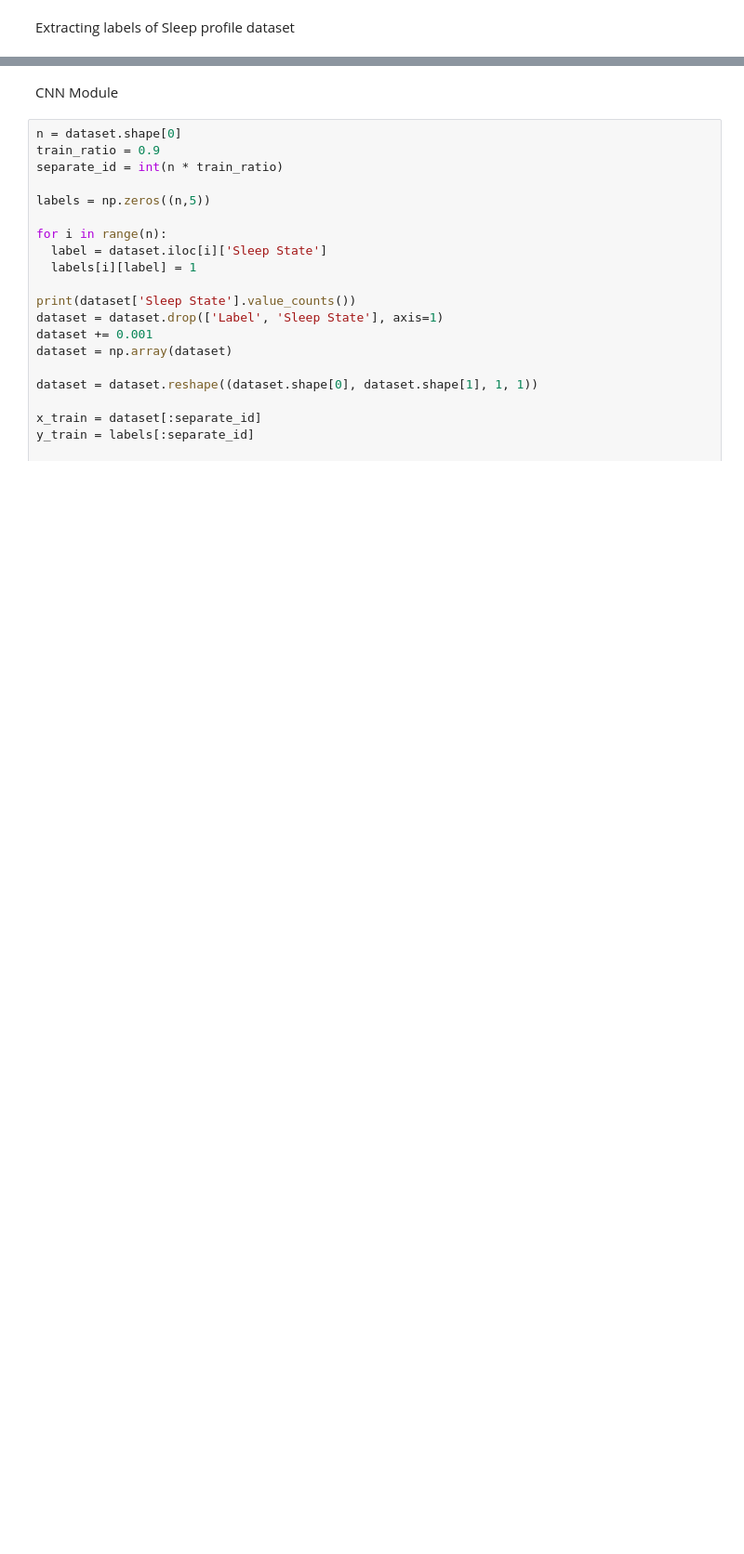
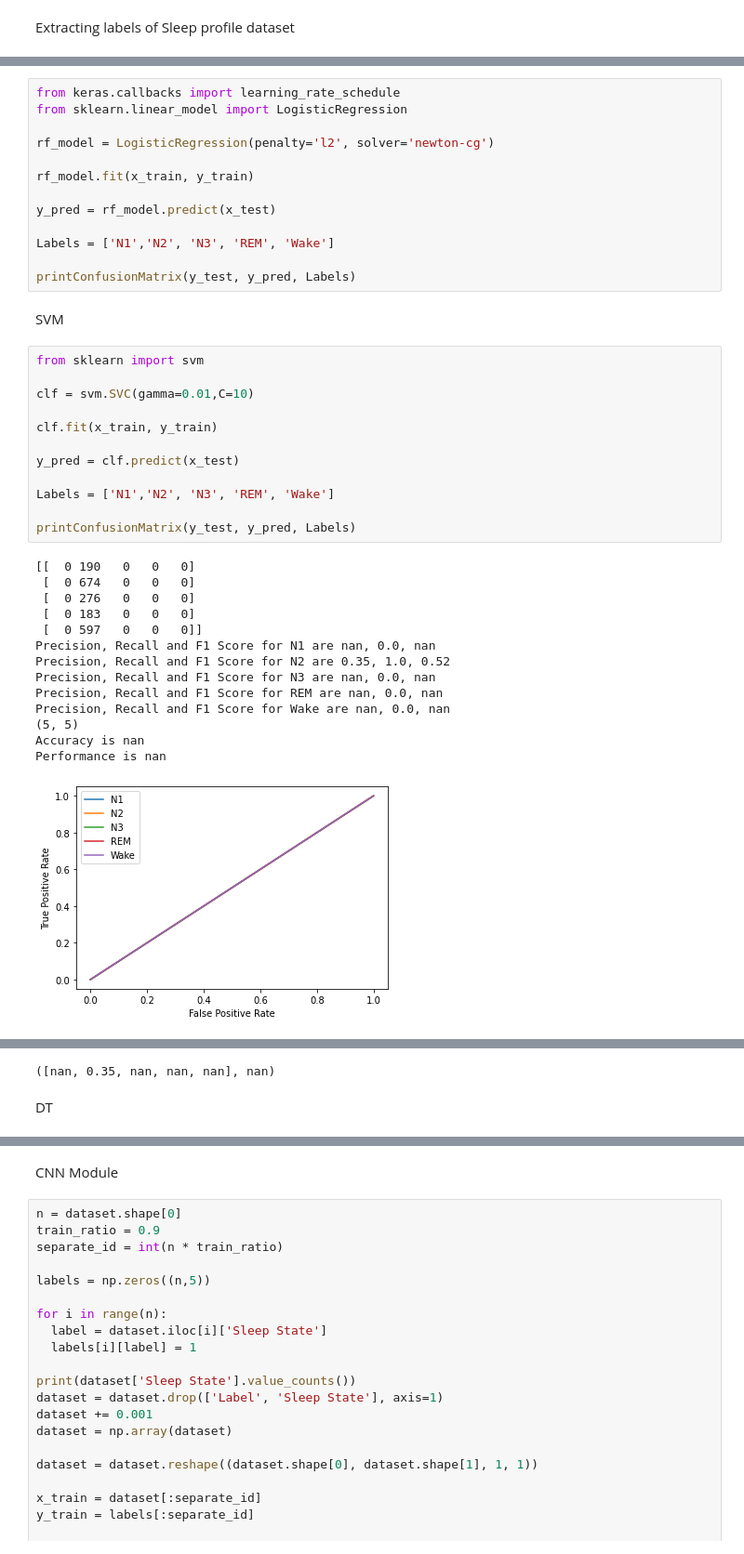
Before and after one commit to AmirKhak/Sleep-classifier, a Jupyter notebook: Pseudo-labeling/PseudoLabeling Self-supervised learning.ipynb, the cells around one changed output, grey strips where cells are left out. Shown at 93% size. Drawn from its saved outputs; the diff is of its cells as text; blank space fills up the shorter version.

```diff
--- a/Pseudo-labeling/PseudoLabeling Self-supervised learning.ipynb
+++ b/Pseudo-labeling/PseudoLabeling Self-supervised learning.ipynb
@@ -266,0 +647,42 @@ file_name = os.path.join(features_dir, "Raw")
+# %%
+from keras.callbacks import learning_rate_schedule
+from sklearn.linear_model import LogisticRegression
+
+rf_model = LogisticRegression(penalty='l2', solver='newton-cg')
+
+rf_model.fit(x_train, y_train)
+
+y_pred = rf_model.predict(x_test)
+
+Labels = ['N1','N2', 'N3', 'REM', 'Wake']
+
+printConfusionMatrix(y_test, y_pred, Labels)
+# %% [markdown]
+SVM
+# %%
+from sklearn import svm
+
+clf = svm.SVC(gamma=0.01,C=10)
+
+clf.fit(x_train, y_train)
+
+y_pred = clf.predict(x_test)
+
+Labels = ['N1','N2', 'N3', 'REM', 'Wake']
+
+printConfusionMatrix(y_test, y_pred, Labels)
+# %% [output]
+[[  0 190   0   0   0]
+ [  0 674   0   0   0]
+ [  0 276   0   0   0]
+ [  0 183   0   0   0]
+ [  0 597   0   0   0]]
+Precision, Recall and F1 Score for N1 are nan, 0.0, nan
+Precision, Recall and F1 Score for N2 are 0.35, 1.0, 0.52
+Precision, Recall and F1 Score for N3 are nan, 0.0, nan
+Precision, Recall and F1 Score for REM are nan, 0.0, nan
+Precision, Recall and F1 Score for Wake are nan, 0.0, nan
+(5, 5)
+Accuracy is nan
+Performance is nan
+[figure, added]
@@ -266,0 +690,3 @@ file_name = os.path.join(features_dir, "Raw")
+([nan, 0.35, nan, nan, nan], nan)
+# %% [markdown]
+DT
```
Also changed, not shown: parts of 37 cells of this notebook, 9 other files.
